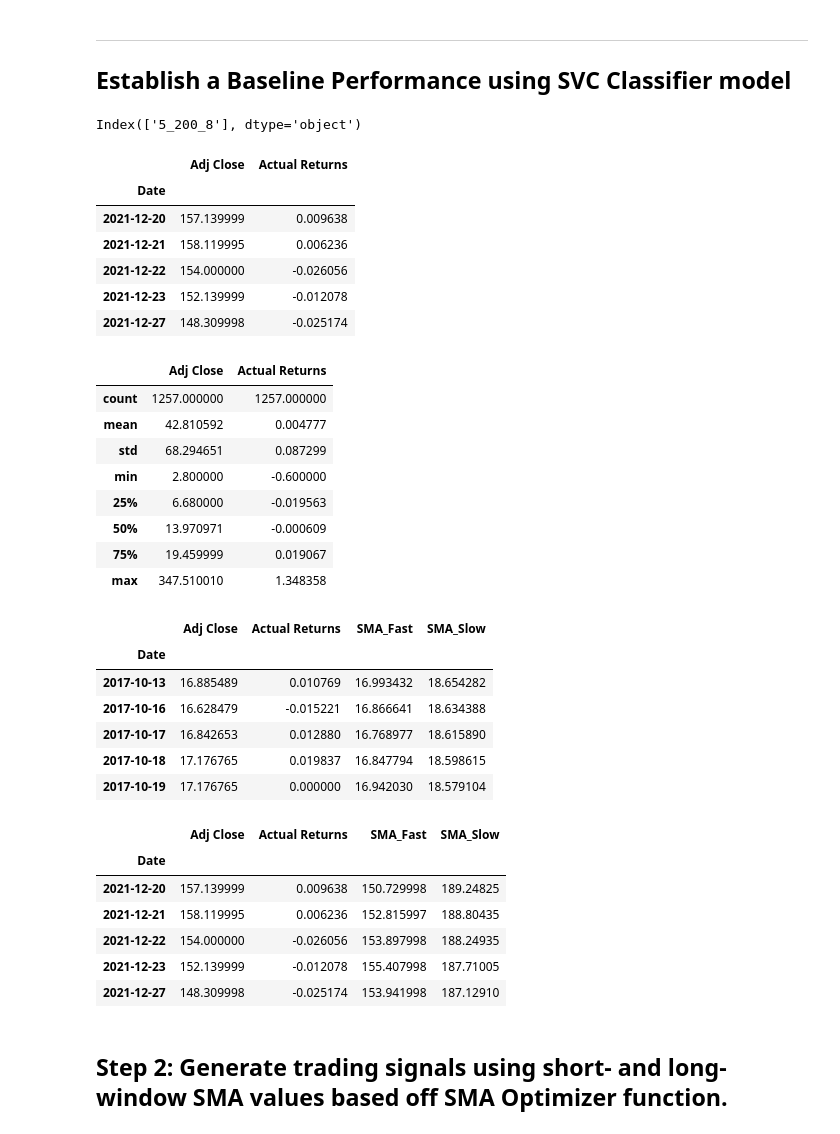
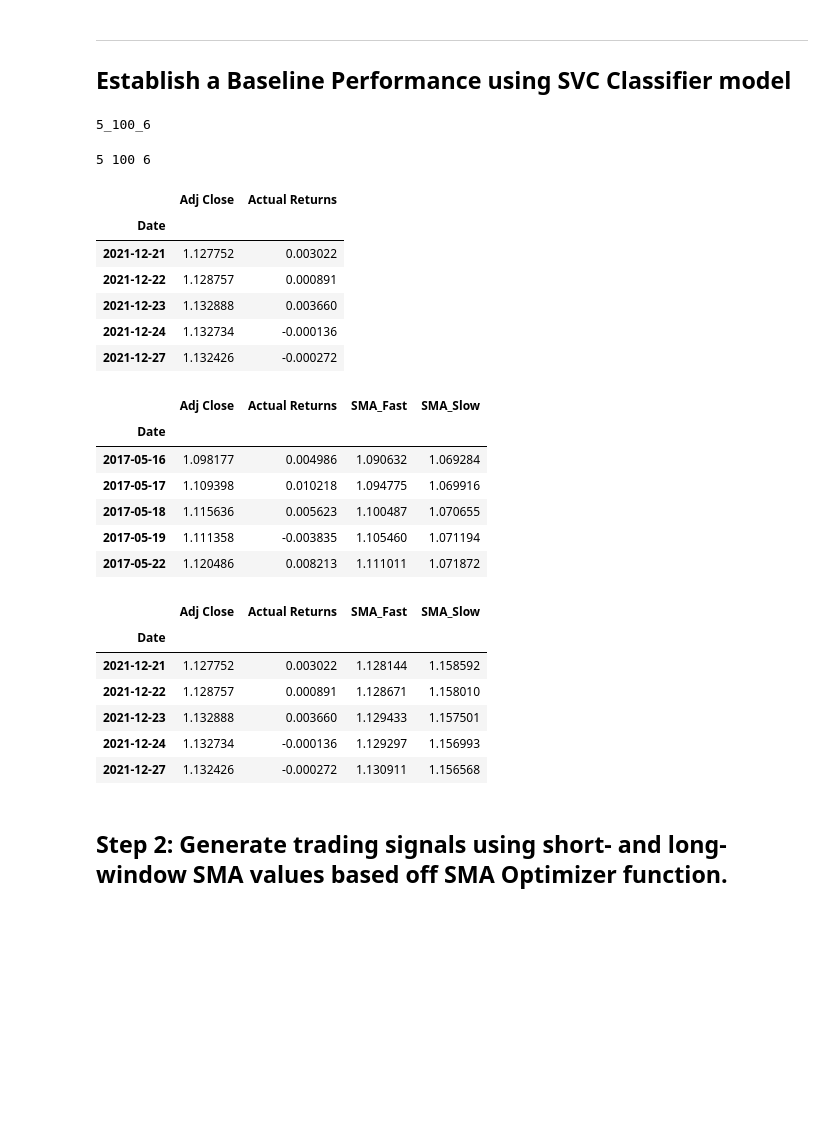
Before and after one commit to tembolo1284/Project_2_Bootcamp, a Jupyter notebook: TradingBot_OptimizedSMAs.ipynb, the cells around one changed output. Saved outputs shown, nothing was run; the diff lists cells and outputs as text; code cells hidden in the pictures; blank space fills up the shorter version.

```diff
--- a/TradingBot_OptimizedSMAs.ipynb
+++ b/TradingBot_OptimizedSMAs.ipynb
@@ -23,7 +23,7 @@ from sklearn.metrics import classification_report
 # %%
 # Import the dataset into a Pandas Dataframe of instrument of your choice
 instrument_df = pd.read_csv(
-    Path("./Resources/GME_5y.csv"),
+    Path("./Resources/EURUSD_5y.csv"),
     index_col='Date',
     infer_datetime_format=True,
     parse_dates=True
@@ -164,79 +164,76 @@ for short_window in short_window_list:
             trading_algo(short_window, long_window, training_period)
 # %%
 #tells us optimal combo for windows and training period
-df.columns[(df==df.iloc[-1].max()).iloc[-1]]
+
+optimal_combo = df.columns[(df==df.iloc[-1].max()).iloc[-1]]
+optimal_combo = optimal_combo[0]
+print (optimal_combo)
 # %% [output]
-Index(['5_200_8'], dtype='object')
+5_100_6
 # %%
 #Need to parse out the 3 params. Isaac to work on this
-
-short_win = 5
-long_win = 200
-train_period = 8
+split_string = optimal_combo.split("_",2)
+short_win = int(split_string[0])
+long_win = int(split_string[1])
+train_period = int(split_string[2])
+print(short_win, long_win, train_period)
+# %% [output]
+5 100 6
 # %%
 
 # Generate the fast and slow simple moving averages (4 and 100 days, respectively)
 # Filter the date index and adj close columns
 signals_df = instrument_df.loc[:, ["Adj Close"]]
 
 # Use the pct_change function to generate  returns from close prices
 signals_df["Actual Returns"] = signals_df["Adj Close"].pct_change()
 
 # Drop all NaN values from the DataFrame
 signals_df = signals_df.dropna()
 
 # Review the DataFrame
 #display(signals_df.head())
 display(signals_df.tail())
 
 #Look at summary statistics
-signals_df.describe()
+#signals_df.describe()
 
 #Store stats as a variable
-descriptionStats = signals_df.describe()
-display(descriptionStats)
+#descriptionStats = signals_df.describe()
+#display(descriptionStats)
 
 #Store standard deviation as a variable
-dataStd = descriptionStats["Actual Returns"]["std"]
+#dataStd = descriptionStats["Actual Returns"]["std"]
 signals_df['SMA_Fast'] = signals_df['Adj Close'].rolling(window=short_win).mean()
 signals_df['SMA_Slow'] = signals_df['Adj Close'].rolling(window=long_win).mean()
 
 signals_df = signals_df.dropna()
 
 # Review the DataFrame
 display(signals_df.head())
 display(signals_df.tail())
 # %% [output]
 |  | Adj Close | Actual Returns |
 | Date |  |  |
-| 2021-12-20 | 157.139999 | 0.009638 |
-| 2021-12-21 | 158.119995 | 0.006236 |
-| 2021-12-22 | 154.000000 | -0.026056 |
-| 2021-12-23 | 152.139999 | -0.012078 |
-| 2021-12-27 | 148.309998 | -0.025174 |
+| 2021-12-21 | 1.127752 | 0.003022 |
+| 2021-12-22 | 1.128757 | 0.000891 |
+| 2021-12-23 | 1.132888 | 0.003660 |
+| 2021-12-24 | 1.132734 | -0.000136 |
+| 2021-12-27 | 1.132426 | -0.000272 |
-|  | Adj Close | Actual Returns |
-| count | 1257.000000 | 1257.000000 |
-| mean | 42.810592 | 0.004777 |
-| std | 68.294651 | 0.087299 |
-| min | 2.800000 | -0.600000 |
-| 25% | 6.680000 | -0.019563 |
-| 50% | 13.970971 | -0.000609 |
-| 75% | 19.459999 | 0.019067 |
-| max | 347.510010 | 1.348358 |
+|  | Adj Close | Actual Returns | SMA_Fast | SMA_Slow |
+| Date |  |  |  |  |
+| 2017-05-16 | 1.098177 | 0.004986 | 1.090632 | 1.069284 |
+| 2017-05-17 | 1.109398 | 0.010218 | 1.094775 | 1.069916 |
+| 2017-05-18 | 1.115636 | 0.005623 | 1.100487 | 1.070655 |
+| 2017-05-19 | 1.111358 | -0.003835 | 1.105460 | 1.071194 |
+| 2017-05-22 | 1.120486 | 0.008213 | 1.111011 | 1.071872 |
 |  | Adj Close | Actual Returns | SMA_Fast | SMA_Slow |
 | Date |  |  |  |  |
-| 2017-10-13 | 16.885489 | 0.010769 | 16.993432 | 18.654282 |
-| 2017-10-16 | 16.628479 | -0.015221 | 16.866641 | 18.634388 |
-| 2017-10-17 | 16.842653 | 0.012880 | 16.768977 | 18.615890 |
-| 2017-10-18 | 17.176765 | 0.019837 | 16.847794 | 18.598615 |
-| 2017-10-19 | 17.176765 | 0.000000 | 16.942030 | 18.579104 |
+| 2021-12-21 | 1.127752 | 0.003022 | 1.128144 | 1.158592 |
+| 2021-12-22 | 1.128757 | 0.000891 | 1.128671 | 1.158010 |
+| 2021-12-23 | 1.132888 | 0.003660 | 1.129433 | 1.157501 |
+| 2021-12-24 | 1.132734 | -0.000136 | 1.129297 | 1.156993 |
+| 2021-12-27 | 1.132426 | -0.000272 | 1.130911 | 1.156568 |
-|  | Adj Close | Actual Returns | SMA_Fast | SMA_Slow |
-| Date |  |  |  |  |
-| 2021-12-20 | 157.139999 | 0.009638 | 150.729998 | 189.24825 |
-| 2021-12-21 | 158.119995 | 0.006236 | 152.815997 | 188.80435 |
-| 2021-12-22 | 154.000000 | -0.026056 | 153.897998 | 188.24935 |
-| 2021-12-23 | 152.139999 | -0.012078 | 155.407998 | 187.71005 |
-| 2021-12-27 | 148.309998 | -0.025174 | 153.941998 | 187.12910 |
 # %% [markdown]
 ## Step 2: Generate trading signals using short- and long-window SMA values based off SMA Optimizer function.
 # %%
```
Also changed, not shown: parts of 24 cells of this notebook.
